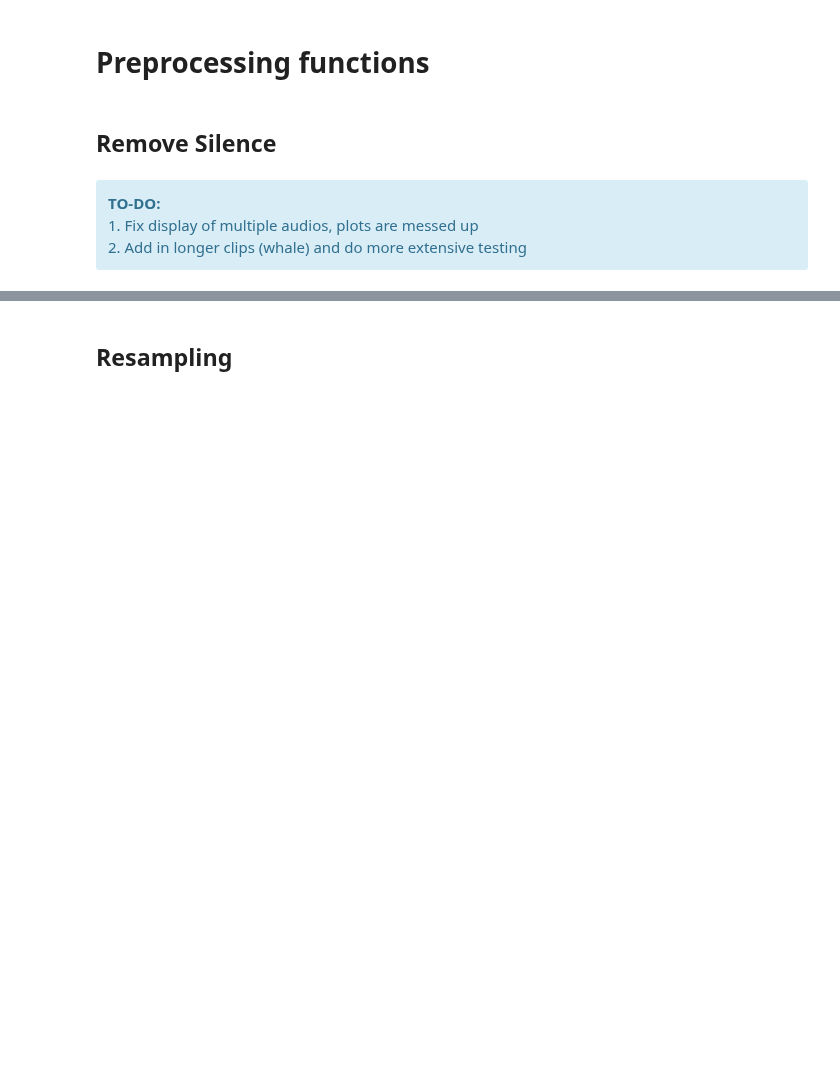
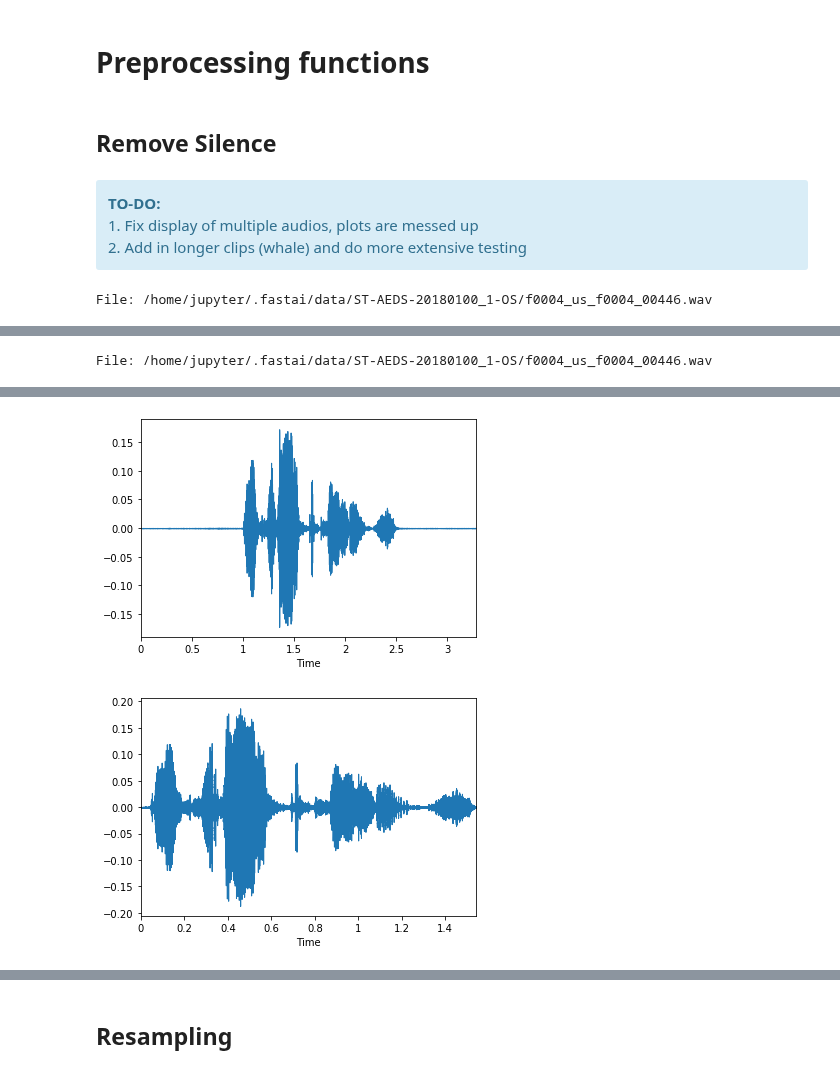
Before and after one commit to fastaudio/fastai2_audio, a Jupyter notebook: dev/71_audio_augment.ipynb, the cells around one changed output, grey strips where cells are left out. Drawn from its saved outputs; the diff is of its cells as text; code cells hidden in the pictures; blank space fills up the shorter version.

Commit message:
Testing for Silence Removal, Resampling

```diff
--- a/dev/71_audio_augment.ipynb
+++ b/dev/71_audio_augment.ipynb
@@ -537,6 +537,9 @@ def RemoveSilence(remove_type, threshold=20, pad_ms=20):
     2. Add in longer clips (whale) and do more extensive testing<br/></div>
 # %%
 silence_audio = RemoveSilence("trim", threshold=20, pad_ms=20)(original_aud)
-a2s = AudioToSpec(n_fft = 1024, hop_length=256)
 original_aud.show()
 silence_audio.show()
+#test that at least a half second of silence is being removed
+test(silence_audio.nsamples + 8000, original_aud.nsamples, operator.le)
+# %% [output]
+File: /home/jupyter/.fastai/data/ST-AEDS-20180100_1-OS/f0004_us_f0004_00446.wav
@@ -542,0 +547 @@ silence_audio.show()
+File: /home/jupyter/.fastai/data/ST-AEDS-20180100_1-OS/f0004_us_f0004_00446.wav
@@ -542,0 +549,2 @@ silence_audio.show()
+[figure, added]
+[figure, added]
```
Also changed, not shown: parts of 6 cells of this notebook.
